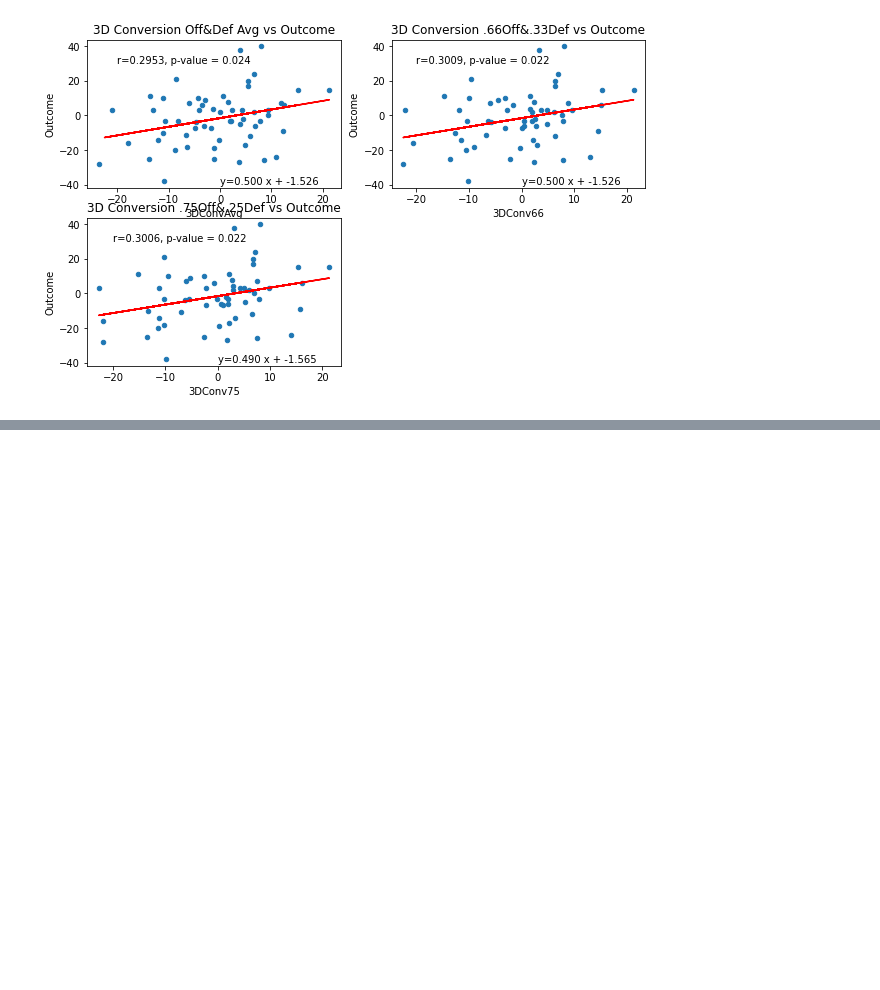
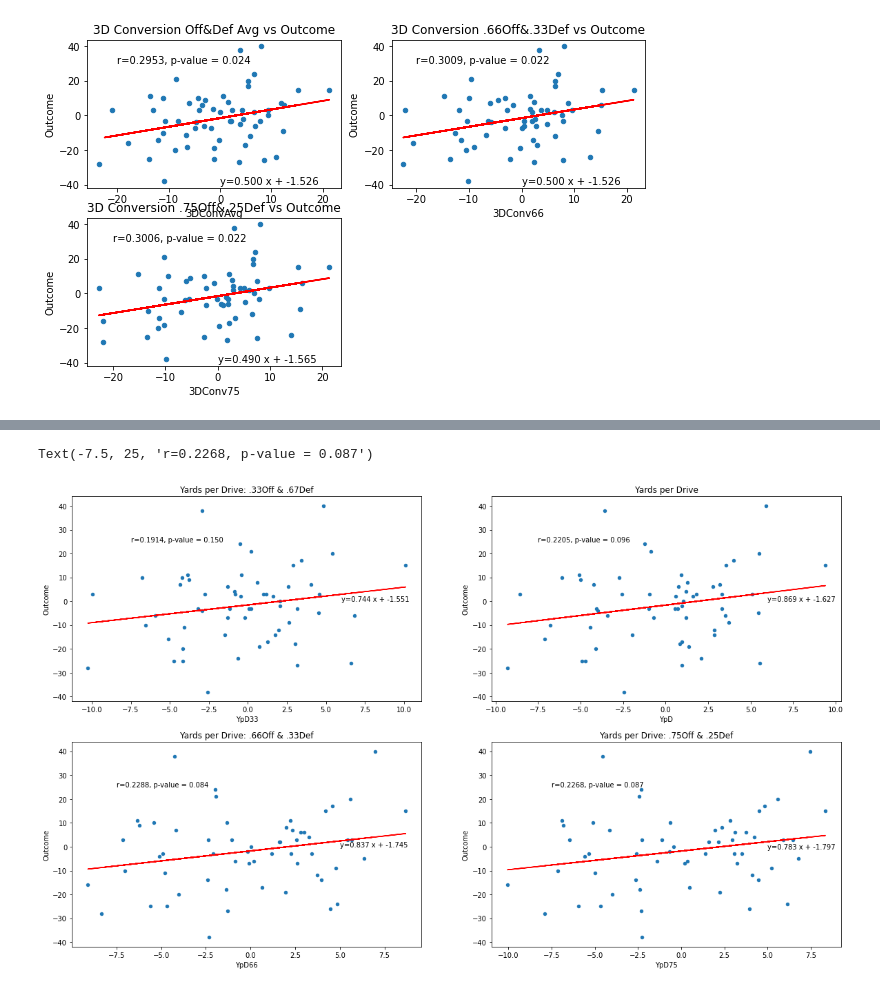
Before and after one commit to kclark7/NFLModel, a Jupyter notebook: TestVarCorr.ipynb, the cells around one changed output, grey strips where cells are left out. Saved outputs shown, nothing was run; the diff lists cells and outputs as text; code cells hidden in the pictures; blank space fills up the shorter version.

```diff
--- a/TestVarCorr.ipynb
+++ b/TestVarCorr.ipynb
@@ -109,0 +206,50 @@ plt.show
+# %%
+fig = plt.figure(figsize=(20,12))
+
+ax0 = fig.add_subplot(221)
+ax1 = fig.add_subplot(222)
+ax2 = fig.add_subplot(223)
+ax3 = fig.add_subplot(224)
+
+df.plot(kind='scatter', x='YpD33', y='Outcome', ax=ax0)
+x = df['YpD33']
+y = df['Outcome']
+fit = np.polyfit(x, y, deg=1)
+ax0.set_title('Yards per Drive: .33Off & .67Def')
+ax0.plot(x, fit[0] * x + fit[1], color='red')
+ax0.annotate('y={0:.3f} x + {1:.3f}'.format(fit[0], fit[1]), xy=(6, 0))
+pears = stats.pearsonr(df['YpD33'], df['Outcome'])
+ax0.annotate('r={0:.4f}, p-value = {1:.3f}'.format(pears[0], pears[1]), xy=(-7.5, 25))
+
+df.plot(kind='scatter', x='YpD', y='Outcome', ax=ax1)
+x = df['YpD']
+y = df['Outcome']
+fit = np.polyfit(x, y, deg=1)
+ax1.set_title('Yards per Drive')
+ax1.plot(x, fit[0] * x + fit[1], color='red')
+ax1.annotate('y={0:.3f} x + {1:.3f}'.format(fit[0], fit[1]), xy=(6, 0))
+pears = stats.pearsonr(df['YpD'], df['Outcome'])
+ax1.annotate('r={0:.4f}, p-value = {1:.3f}'.format(pears[0], pears[1]), xy=(-7.5, 25))
+
+df.plot(kind='scatter', x='YpD66', y='Outcome', ax=ax2)
+x = df['YpD66']
+y = df['Outcome']
+fit = np.polyfit(x, y, deg=1)
+ax2.set_title('Yards per Drive: .66Off & .33Def')
+ax2.plot(x, fit[0] * x + fit[1], color='red')
+ax2.annotate('y={0:.3f} x + {1:.3f}'.format(fit[0], fit[1]), xy=(5, 0))
+pears = stats.pearsonr(df['YpD66'], df['Outcome'])
+ax2.annotate('r={0:.4f}, p-value = {1:.3f}'.format(pears[0], pears[1]), xy=(-7.5, 25))
+
+df.plot(kind='scatter', x='YpD75', y='Outcome', ax=ax3)
+x = df['YpD75']
+y = df['Outcome']
+fit = np.polyfit(x, y, deg=1)
+ax3.set_title('Yards per Drive: .75Off & .25Def')
+ax3.plot(x, fit[0] * x + fit[1], color='red')
+ax3.annotate('y={0:.3f} x + {1:.3f}'.format(fit[0], fit[1]), xy=(5, -1))
+pears = stats.pearsonr(df['YpD75'], df['Outcome'])
+ax3.annotate('r={0:.4f}, p-value = {1:.3f}'.format(pears[0], pears[1]), xy=(-7.5, 25))
+# %% [output]
+Text(-7.5, 25, 'r=0.2268, p-value = 0.087')
+[figure, added]
```
Also changed, not shown: parts of 13 cells of this notebook, 3 other files.
